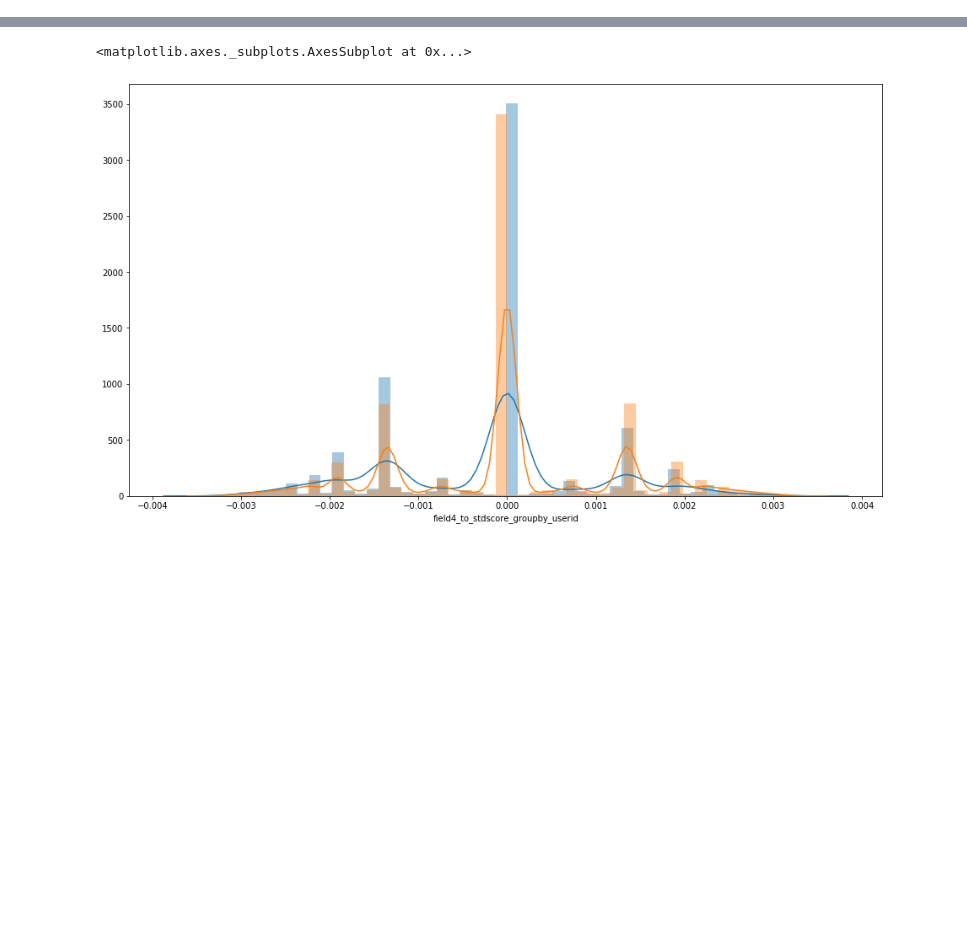
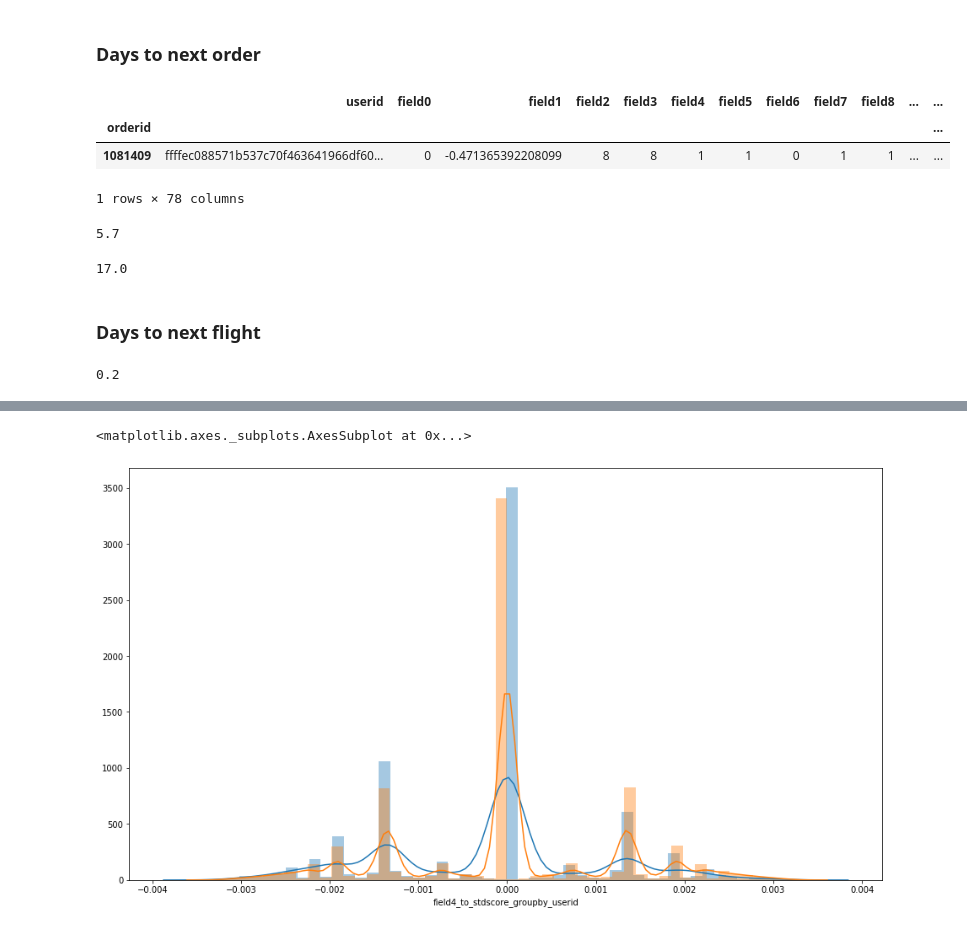
Before and after one commit to annabaydina/12trip, a Jupyter notebook: XX - FeatureResearch.ipynb, the cells around one changed output, grey strips where cells are left out. Cells and saved outputs as stored; diff of their text form; code cells hidden in the pictures; blank space fills up the shorter version.

```diff
--- a/XX - FeatureResearch.ipynb
+++ b/XX - FeatureResearch.ipynb
@@ -10,3 +17,6 @@ data = dd.read_parquet('./FE3/unified_corr0.5_1645.pqt')
 initial_data = pd.read_pickle('./FE/initial_data.pkl')
 pos_idx = initial_data[initial_data['goal1']==1].index
 neg_idx = initial_data[initial_data['goal1']==0].index
+# %%
+initial_data['field22'] = pd.Categorical(initial_data['field22'])
+initial_data['field25'] = pd.Categorical(initial_data['field25'])
@@ -12,0 +25,30 @@ neg_idx = initial_data[initial_data['goal1']==0].index
+# %%
+def shift(df,name='next', feature='field0', val=-1):
+    shift_agg = lambda x: x.sort_index().shift(val)
+    ddt_index=df.loc[:,['userid','field4',feature]].reset_index().set_index(['userid','field4']).sort_index()
+    ddt_index.loc[:,name] = ddt_index[feature].agg(shift_agg)
+    return ddt_index.set_index('orderid')[name]
+# %% [markdown]
+### Days to next order
+# %%
+initial_data['daysToNextOrder'] = shift(initial_data)
+# %%
+initial_data[initial_data['daysToNextOrder'].isna()]
+# %% [output]
+|  | userid | field0 | field1 | field2 | field3 | field4 | field5 | field6 | field7 | field8 | ... | ... |
+| orderid |  |  |  |  |  |  |  |  |  |  |  | ... |
+| 1081409 | ffffec088571b537c70f463641966df60... | 0 | -0.471365392208099 | 8 | 8 | 1 | 1 | 0 | 1 | 1 | ... | ... |
+1 rows × 78 columns
+# %%
+train = initial_data[initial_data['goal1']>=0]
+individual_gini('daysToNextOrder',train,train.goal1,-1)
+# %% [output]
+5.7
+# %%
+initial_data['daysToNextOrder_dividedBy_field16'] = initial_data['daysToNextOrder'] /initial_data['field16']
+train = initial_data[initial_data['goal1']>=0]
+individual_gini('daysToNextOrder_dividedBy_field16',train,train.goal1,-1)
+# %% [output]
+17.0
+# %% [markdown]
+### Days to next flight
@@ -12,0 +57,5 @@ neg_idx = initial_data[initial_data['goal1']==0].index
+# %%
+train = initial_data[initial_data['goal1']>=0]
+individual_gini('daysToNextFlight',train,train.goal1,-1)
+# %% [output]
+0.2
```
Also changed, not shown: parts of 21 cells of this notebook, 6 other files.
